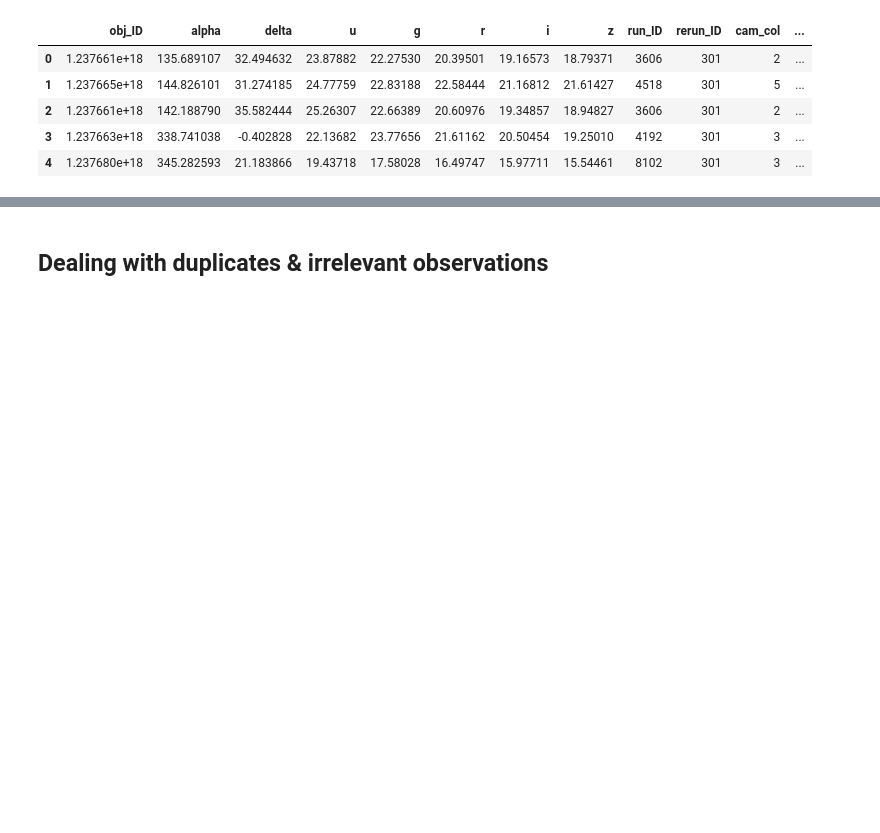
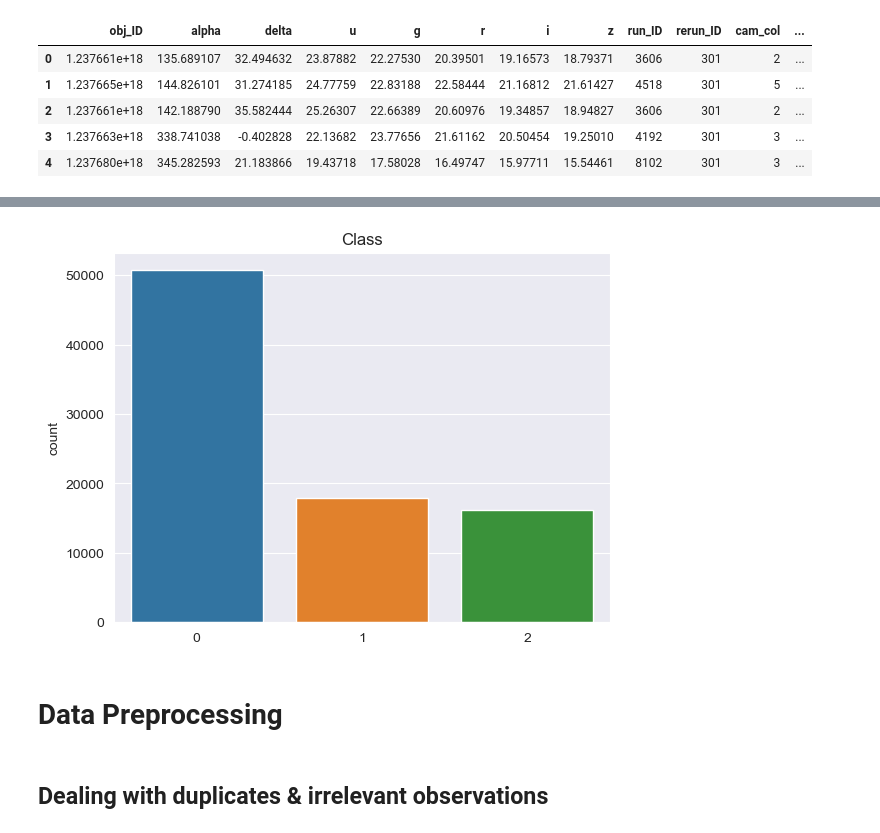
Before and after one commit to NotMishaal/astral-classification-system, a Jupyter notebook: astral_classification.ipynb, the cells around one changed output, grey strips where cells are left out. Saved outputs shown, nothing was run; the diff lists cells and outputs as text; code cells hidden in the pictures; blank space fills up the shorter version.

```diff
--- a/astral_classification.ipynb
+++ b/astral_classification.ipynb
@@ -37,3 +52,12 @@ df.head()
+# %%
+# visualize distribution of target column
+sns.countplot(df.loc[:, "class"].values)
+plt.title("Class")
+plt.show()
+# %% [output]
+[figure, added]
+# %% [markdown]
+# Data Preprocessing
 # %% [markdown]
 ## Dealing with duplicates & irrelevant observations
 # %%
```
Also changed, not shown: parts of 2 cells of this notebook.
